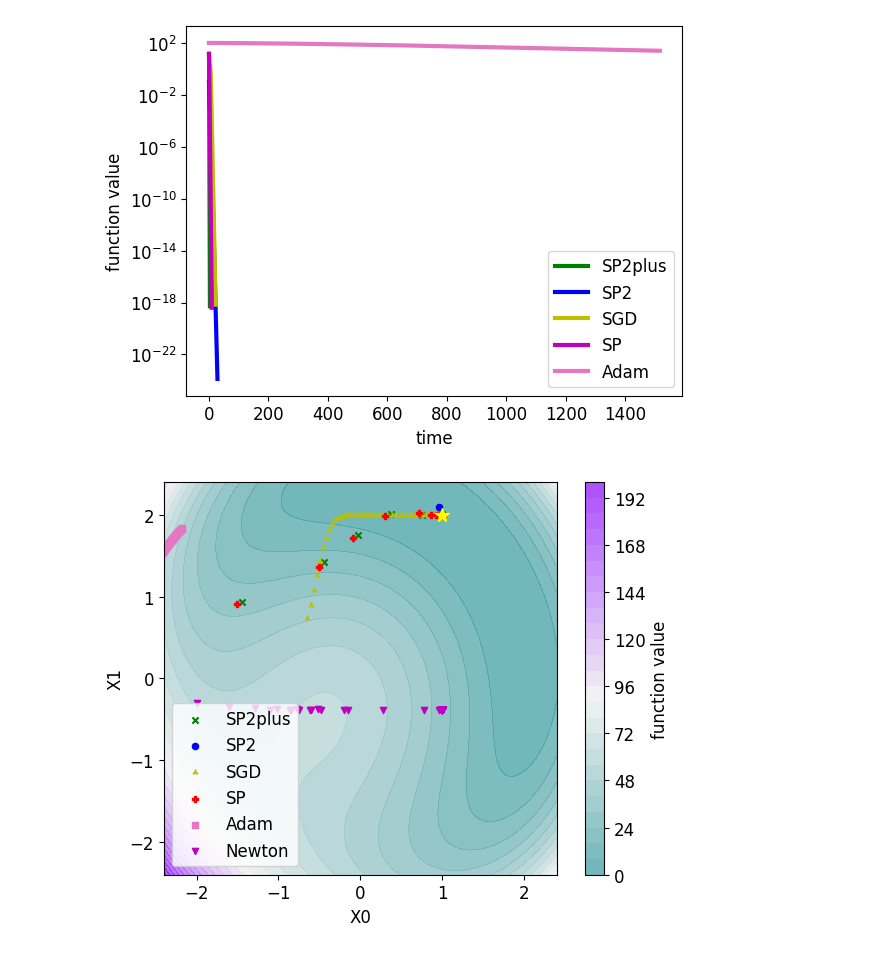
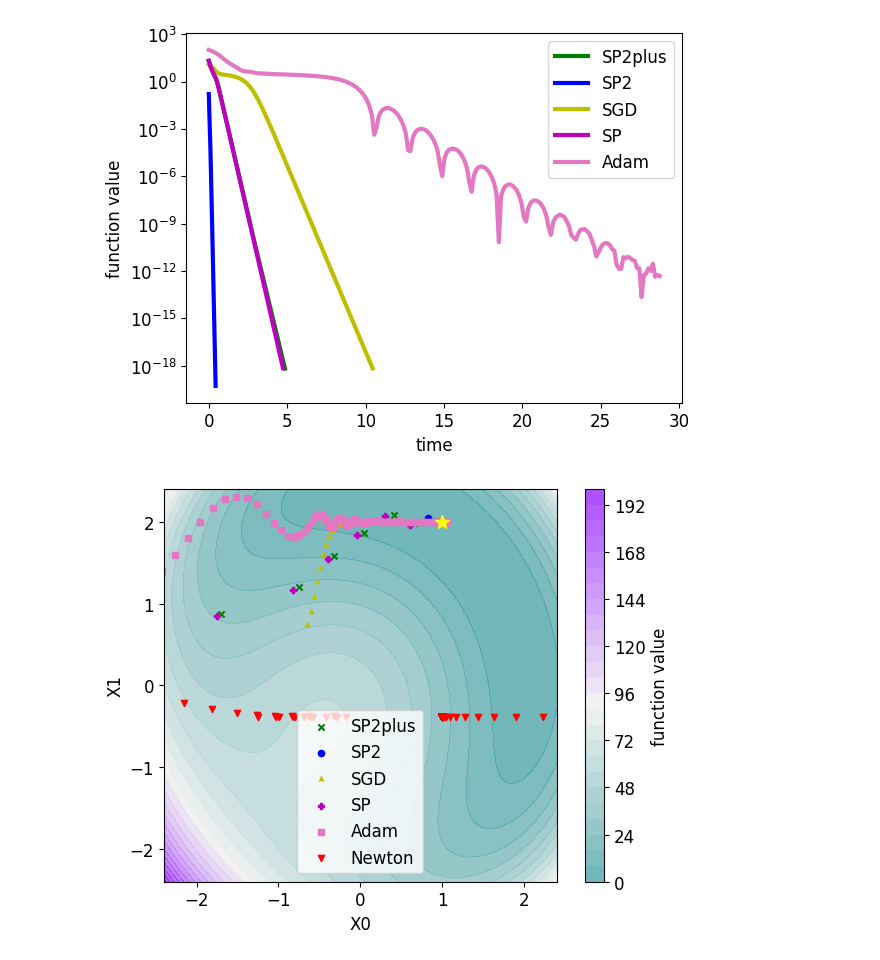
Before and after one commit to gowerrobert/2D_3D_vizualizations, a Jupyter notebook: 2D_quad_visualizations.ipynb, the cells around one changed output. Cells and saved outputs as stored; diff of their text form; code cells hidden in the pictures.

```diff
--- a/2D_quad_visualizations.ipynb
+++ b/2D_quad_visualizations.ipynb
@@ -49,7 +49,7 @@ matplotlib.rc('font', **font)
 
 def plot_level_set_results(bench_function, x_lists):
     labels = ['SP2plus', 'SP2', 'SGD',  "SP", 'Adam', 'Newton']
-    colors = ['g', 'b', 'y', 'r', 'tab:pink', 'm' ]
+    colors = ['g', 'b', 'y', 'm', 'tab:pink',  'r' ]
     markers = ["x", "o", "2" , "P", ",", "v"]
     # bench.plot_3d(thevenot, n_space=100, ax=None,show=False)
     bench.plot_2d(bench_function, n_space=100, ax=None, show=False)
@@ -81,12 +81,12 @@ def plot_level_set_results(bench_function, x_lists):
 
 def plot_function_values(bench_function, fvals, times = None, add_caption = None):
     # ['bs', 'yd','r+']
-    SP2plus_fval, SP2_fval, SGD_fval, SP1_fval, Adam_fval, newt_fval = fvals
+    SP2plus_fval, SP2_fval, SGD_fval, SP_fval, Adam_fval, newt_fval = fvals
     linewidth =3
     plt.plot(SP2plus_fval, 'g' , label='SP2plus', linewidth=linewidth )
     plt.plot(SP2_fval, 'b', label='SP2', linewidth=linewidth)
     plt.plot(SGD_fval, 'y', label='SGD', linewidth=linewidth )
-    plt.plot(SP1_fval, 'm', label='SP', linewidth=linewidth)
+    plt.plot(SP_fval, 'm', label='SP', linewidth=linewidth)
     plt.plot(newt_fval, 'r', label='Newton', linewidth=linewidth)
     plt.plot(Adam_fval, 'tab:pink', label='Adam', linewidth=linewidth)
 
@@ -106,7 +106,7 @@ def plot_function_values(bench_function, fvals, times = None, add_caption = None
         plt.plot(SP2_time*np.arange(len(SP2_fval)),SP2_fval, 'b', label='SP2', linewidth=linewidth)
         plt.plot(SGD_time*np.arange(len(SGD_fval)),SGD_fval, 'y', label='SGD', linewidth=linewidth )
         # plt.plot(newt_time*np.arange(len(newt_fval)),newt_fval, 'r', label='Newton', linewidth=linewidth)
-        plt.plot(SP_time*np.arange(len(SP1_fval)),SP1_fval, 'm', label='SP', linewidth=linewidth)
+        plt.plot(SP_time*np.arange(len(SP_fval)),SP_fval, 'm', label='SP', linewidth=linewidth)
         plt.plot(Adam_time*np.arange(len(Adam_fval)), Adam_fval, 'tab:pink', label='Adam', linewidth=linewidth)
         plt.ylabel('function value')
         plt.xlabel('time')
@@ -117,39 +117,47 @@ def plot_function_values(bench_function, fvals, times = None, add_caption = None
 # %%
 import time
 
-def run_all_method(fi,ffull, epochs, stepsize,x0,d, sgd_step = None):
+def run_all_method(fi,ffull, epochs, stepsize,x0,d, sgd_step = None, adam_step = 0.01, running_newton = True):
     t0 = time.perf_counter()
     SP2plus_x_list, SP2plus_fval  =run_SP2plus(fi, epochs=epochs, x0 = x0, d=d, lr=stepsize)
     SP2plus_time = time.perf_counter() -t0
+    t0 = time.perf_counter()
     SP2_x_list, SP2_fval  =run_SP2(fi, epochs=epochs, x0 = x0, d=d, lr=stepsize)
-    SP2_time = time.perf_counter() -SP2plus_time
+    SP2_time = time.perf_counter() -t0
+    t0 = time.perf_counter()
     SGD_x_list, SGD_fval  =run_SGD(fi, epochs=epochs, x0 = x0,d=d, lr=sgd_step)
-    SGD_time = time.perf_counter() -SP2_time
-    newt_x_list, newt_fval=run_newton(fi, epochs=epochs, x0 = x0, d=d, lr=stepsize)
-    newt_time = time.perf_counter() -SGD_time
+    SGD_time = time.perf_counter() -t0
+    t0 = time.perf_counter()
+    if running_newton:
+        newt_x_list, newt_fval=run_newton(fi, epochs=epochs, x0 = x0, d=d, lr=stepsize)
+    newt_time = time.perf_counter() -t0
+    t0 = time.perf_counter()
     SP_x_list, SP_fval=run_SP2plus(fi, epochs=epochs, x0 = x0, d=d, lr=stepsize, nosp1=False)
-    SP_time = time.perf_counter() -newt_time
-    Adam_x_list, Adam_fval=adam(fi, epochs=epochs, x0 = x0, d=d, lr=sgd_step )
-    Adam_time = time.perf_counter() -SP_time
+    SP_time = time.perf_counter() -t0
+    t0 = time.perf_counter()
+    Adam_x_list, Adam_fval=adam(fi, epochs=epochs, x0 = x0, d=d, lr=adam_step )
+    Adam_time = time.perf_counter() -t0
     times = [SP2plus_time, SP2_time, SGD_time,  SP_time, Adam_time, newt_time]
     fvals = [SP2plus_fval, SP2_fval, SGD_fval, SP_fval, Adam_fval, newt_fval]
     xvals = [SP2plus_x_list, SP2_x_list, SGD_x_list, SP_x_list, Adam_x_list, newt_x_list]
     return fvals, times, xvals
 
-def run_plot_all(fi,ffull, epochs, stepsize,x0,d, sgd_step = None):
+def run_plot_all(fi,ffull, epochs, stepsize,x0,d, sgd_step = None, adam_step = 0.01):
     if sgd_step is None:
         sgd_step = stepsize
-    fvals, times, xvals = run_all_method(fi,ffull, epochs, stepsize,x0,d, sgd_step = sgd_step)
+    if adam_step is None:
+        adam_step = stepsize
+    fvals, times, xvals = run_all_method(fi,ffull, epochs, stepsize,x0,d, sgd_step = sgd_step, adam_step = adam_step)
     plot_function_values(ffull, fvals, times = times)
     plot_level_set_results(ffull, xvals )
 # %%
 # Global stepsize for methods except SGD (which required tuning)
-stepsize= 0.6
+stepsize= 0.5
 # %%
 d=2
-epochs = 100
+epochs = 200
 x0 = torch.ones(d, requires_grad=True).double() *1.8
 fi = LevyN13_i
 ffull  = bench.function.LevyN13(d)
-run_plot_all(fi,ffull, epochs, stepsize,x0,d)
+run_plot_all(fi,ffull, epochs, stepsize,x0,d, sgd_step = stepsize, adam_step=0.05) #,
 # %% [output]
@@ -163,5 +171,5 @@ epochs = 200
 x0 = -2*torch.randn(d, requires_grad=True).double()
 fi = PermDBeta_i
 ffull  = bench.function.PermDBeta(d)
-run_plot_all(fi,ffull, epochs, stepsize,x0,d, sgd_step = 0.01)
+run_plot_all(fi,ffull, epochs, stepsize,x0,d, sgd_step = 0.01, adam_step=1.0)
 # %% [output]
@@ -169,2 +177,2 @@ run_plot_all(fi,ffull, epochs, stepsize,x0,d, sgd_step = 0.01)
-[figure, old version]
+[figure, new version]
-[figure, old version]
+[figure, new version]
```
Also changed, not shown: parts of 7 cells of this notebook, 1 other file.
